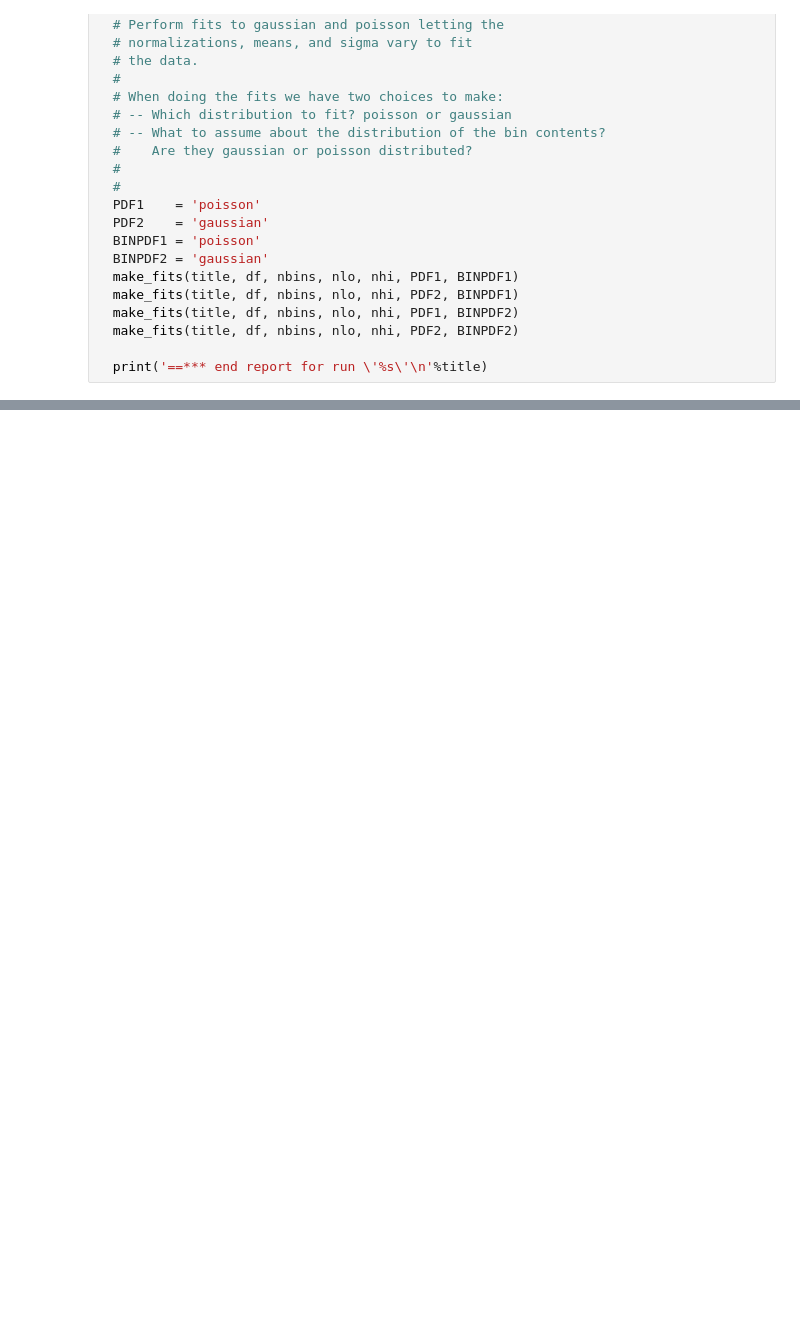
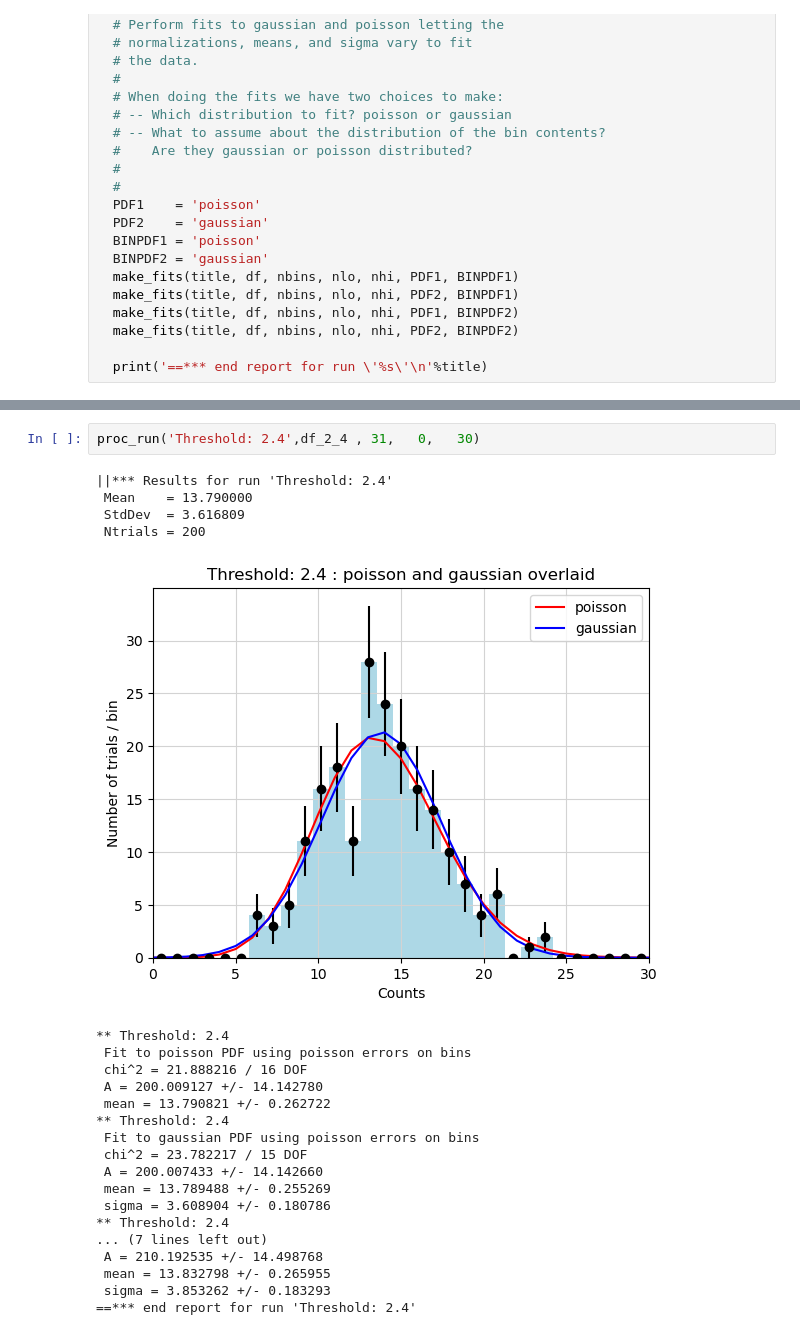
Before and after one commit to arielsmyri/phys_p_451, a Jupyter notebook: poisson_statistics_HWA2 (1).ipynb, the cells around one changed output, grey strips where cells are left out. Cells and saved outputs as stored; diff of their text form; blank space fills up the shorter version.

```diff
--- a/poisson_statistics_HWA2 (1).ipynb
+++ b/poisson_statistics_HWA2 (1).ipynb
@@ -477,0 +418,25 @@ proc_run('Run05', run5, 51,  50,    100)
+# %%
+proc_run('Threshold: 2.4',df_2_4 , 31,   0,   30)
+# %% [output]
+||*** Results for run 'Threshold: 2.4'
+ Mean    = 13.790000
+ StdDev  = 3.616809
+ Ntrials = 200
+[figure, added]
+** Threshold: 2.4
+ Fit to poisson PDF using poisson errors on bins
+ chi^2 = 21.888216 / 16 DOF
+ A = 200.009127 +/- 14.142780
+ mean = 13.790821 +/- 0.262722
+** Threshold: 2.4
+ Fit to gaussian PDF using poisson errors on bins
+ chi^2 = 23.782217 / 15 DOF
+ A = 200.007433 +/- 14.142660
+ mean = 13.789488 +/- 0.255269
+ sigma = 3.608904 +/- 0.180786
+** Threshold: 2.4
+... (7 lines left out)
+ A = 210.192535 +/- 14.498768
+ mean = 13.832798 +/- 0.265955
+ sigma = 3.853262 +/- 0.183293
+==*** end report for run 'Threshold: 2.4'
```
Also changed, not shown: parts of 17 cells of this notebook, 15 other files.
